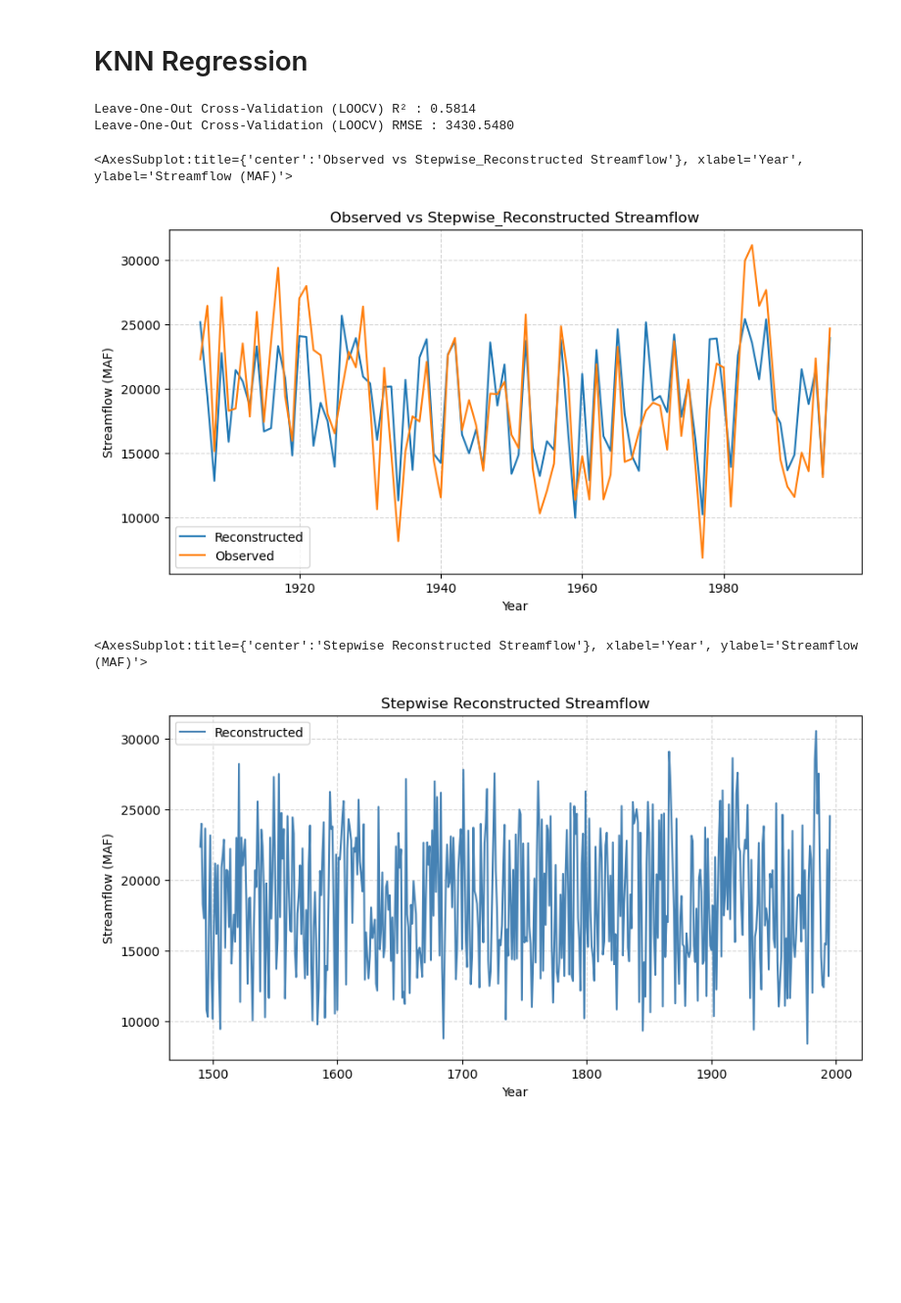
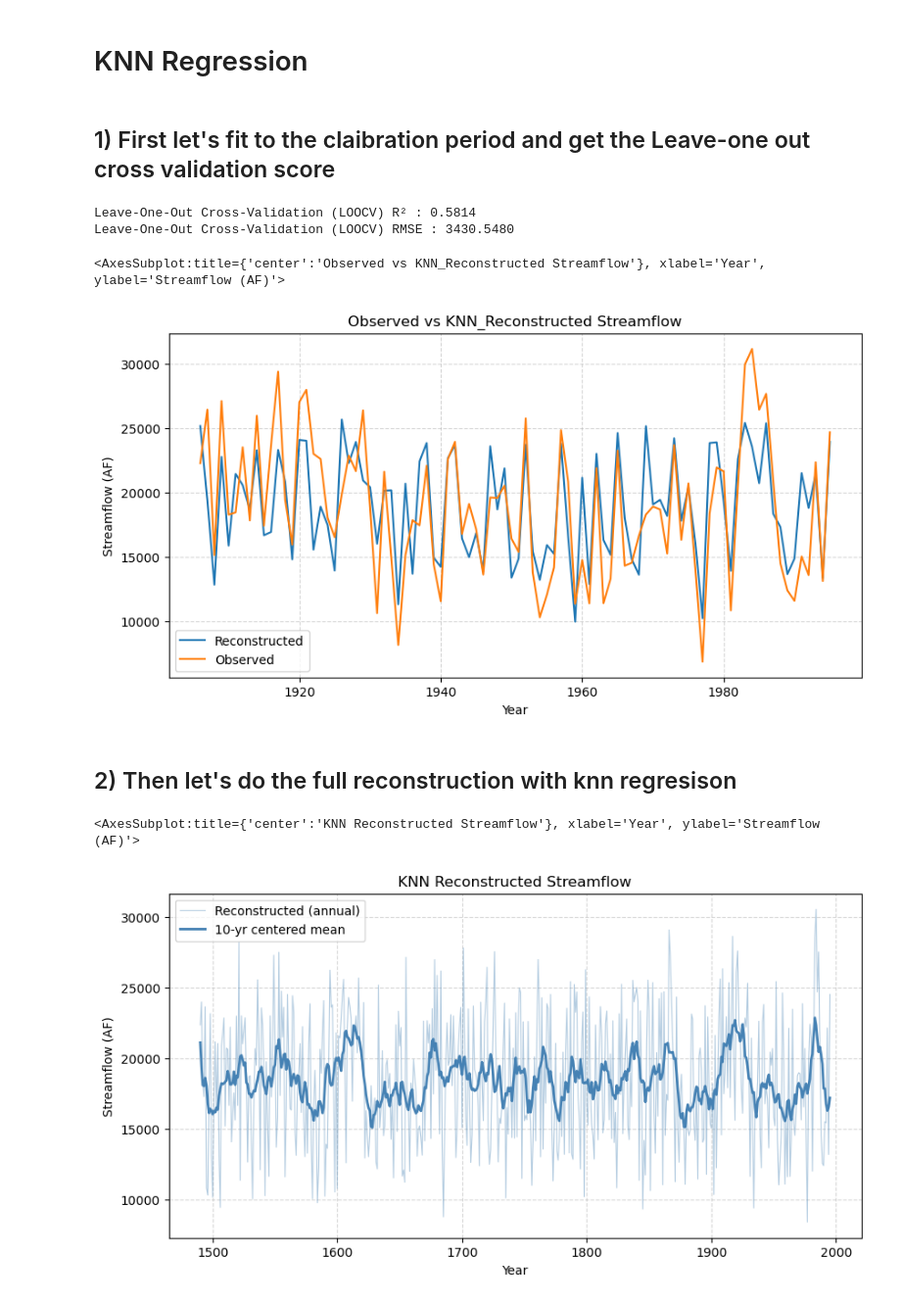
Before and after one commit to Kalharap/py-recon, a Jupyter notebook: example.ipynb, the cells around one changed output. Shown at 98% size. Drawn from its saved outputs; the diff is of its cells as text; code cells hidden in the pictures; blank space fills up the shorter version.

```diff
--- a/example.ipynb
+++ b/example.ipynb
@@ -84,23 +89,29 @@ plot_full_reconstruction(full_recon, 1490, 1995, ylabel='Streamflow (MAF)',xlabe
 # %% [markdown]
 # KNN Regression
+# %% [markdown]
+## 1) First let's fit to the claibration period and get the Leave-one out cross validation score
 # %%
 y_hat,r2,rmse = loocv_knn_mean(scores, nf, 30, 1906, 1995, k=9, weight_scheme="bisquare")
-plot_observed_vs_reconstructed(y_hat, nf,1906,1995, ylabel='Streamflow (MAF)',
-                               xlabel='Year',title ='Observed vs Stepwise_Reconstructed Streamflow')
+plot_observed_vs_reconstructed(y_hat, nf,1906,1995, ylabel='Streamflow (AF)',
+                               xlabel='Year',title ='Observed vs KNN_Reconstructed Streamflow')
 # %% [output]
 Leave-One-Out Cross-Validation (LOOCV) R² : 0.5814
 Leave-One-Out Cross-Validation (LOOCV) RMSE : 3430.5480
-<AxesSubplot:title={'center':'Observed vs Stepwise_Reconstructed Streamflow'}, xlabel='Year', ylabel='Streamflow (MAF)'>
+<AxesSubplot:title={'center':'Observed vs KNN_Reconstructed Streamflow'}, xlabel='Year', ylabel='Streamflow (AF)'>
-[figure, old version]
+[figure, new version]
+# %% [markdown]
+## 2) Then let's do the full reconstruction with knn regresison
 # %%
-recon, ensembles, idx, dist = knn_reconstruct(
+knn_recon, ensembles, idx, dist = knn_reconstruct(
     scores, nf, 30,
     calib_start=1906, calib_end=1995,
     recon_start=1490, recon_end=1995,
     k=9, weight_scheme="bisquare", ensemble_size=200
 )
-plot_full_reconstruction(recon, 1490, 1995, ylabel='Streamflow (MAF)',xlabel='Year',
-                         title ='Stepwise Reconstructed Streamflow')
+plot_full_reconstruction(knn_recon, 1490, 1995,
+                             smooth=True, smooth_years=10,
+                             ylabel='Streamflow (AF)', xlabel='Year',
+                             title='KNN Reconstructed Streamflow')
 # %% [output]
-<AxesSubplot:title={'center':'Stepwise Reconstructed Streamflow'}, xlabel='Year', ylabel='Streamflow (MAF)'>
+<AxesSubplot:title={'center':'KNN Reconstructed Streamflow'}, xlabel='Year', ylabel='Streamflow (AF)'>
-[figure, old version]
+[figure, new version]
```
Also changed, not shown: parts of 6 cells of this notebook.
